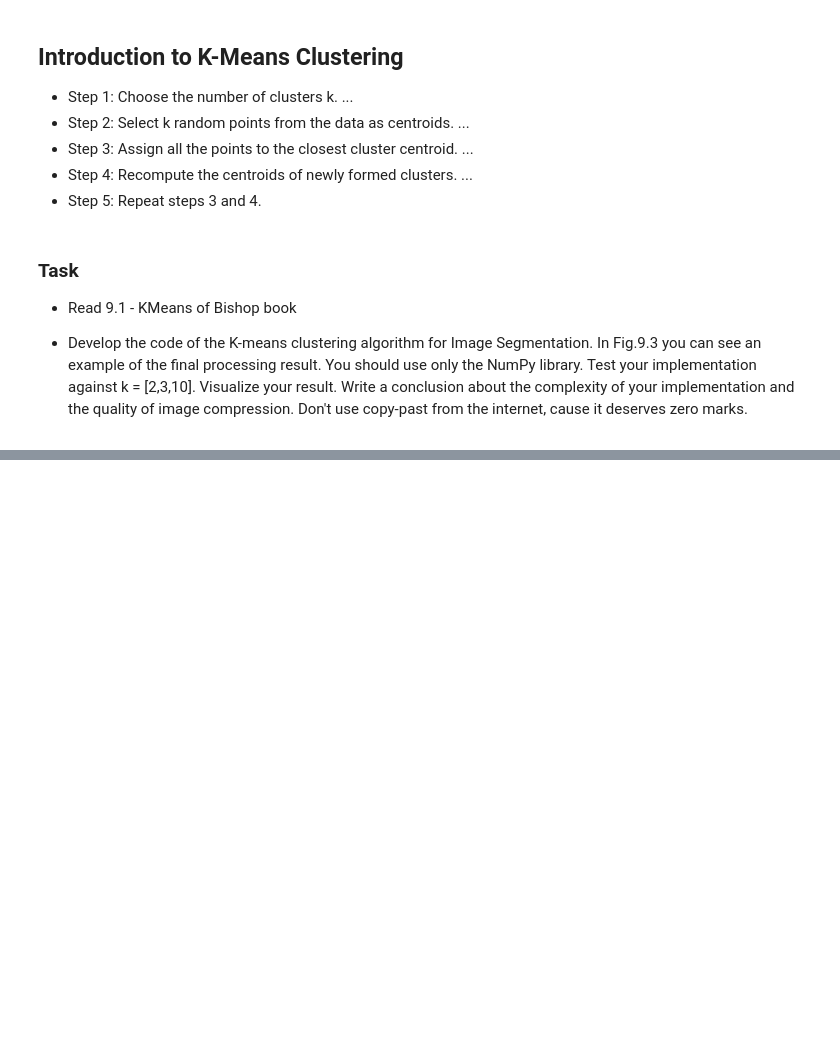
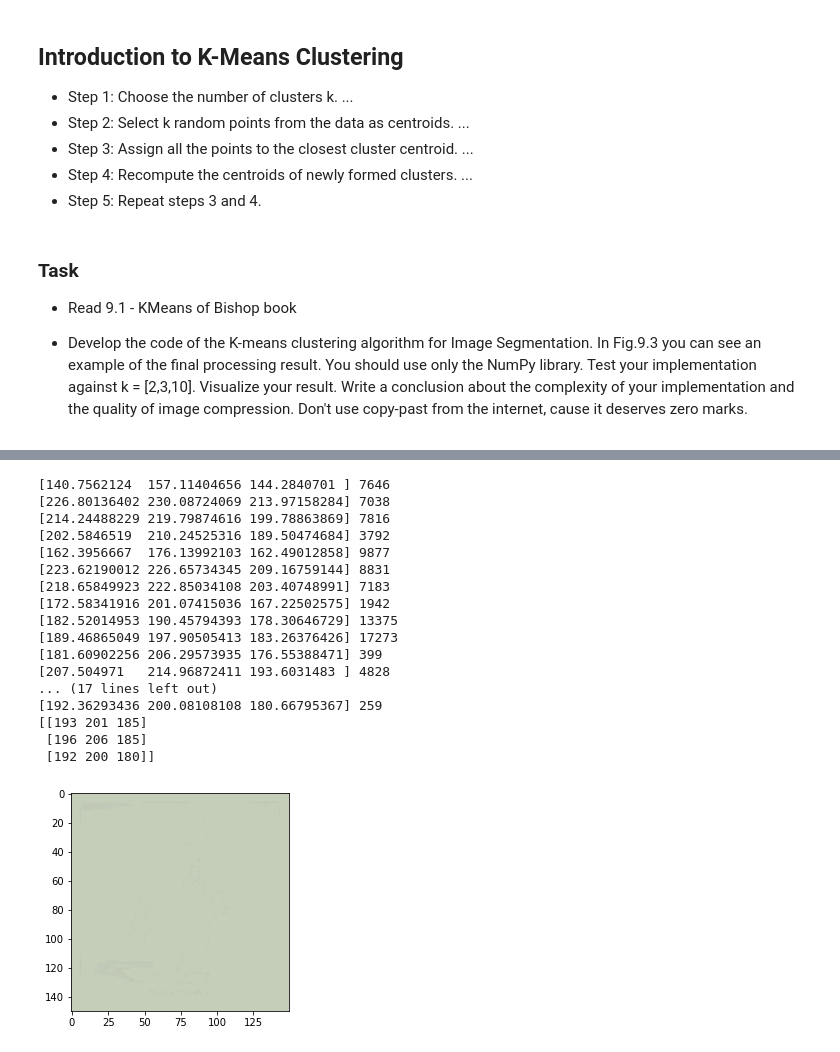
Before and after one commit to 2h4n80147/ML, a Jupyter notebook: LABandHW2/LABandHW2.ipynb, the cells around one changed output, grey strips where cells are left out. Saved outputs shown, nothing was run; the diff lists cells and outputs as text; code cells hidden in the pictures; blank space fills up the shorter version.

```diff
--- a/LABandHW2/LABandHW2.ipynb
+++ b/LABandHW2/LABandHW2.ipynb
@@ -216,0 +221,30 @@ plt.show()
+# %%
+kmeans = KMeans(3)
+
+kmeans.fit(data[0])
+print(kmeans.centers)
+D = np.copy(data[0])
+for i in range(len(D)):
+    D[i] = kmeans.classify(D[i])
+plt.figure()
+plt.imshow(D.reshape(150,150,3))
+plt.show()
+# %% [output]
+[140.7562124  157.11404656 144.2840701 ] 7646
+[226.80136402 230.08724069 213.97158284] 7038
+[214.24488229 219.79874616 199.78863869] 7816
+[202.5846519  210.24525316 189.50474684] 3792
+[162.3956667  176.13992103 162.49012858] 9877
+[223.62190012 226.65734345 209.16759144] 8831
+[218.65849923 222.85034108 203.40748991] 7183
+[172.58341916 201.07415036 167.22502575] 1942
+[182.52014953 190.45794393 178.30646729] 13375
+[189.46865049 197.90505413 183.26376426] 17273
+[181.60902256 206.29573935 176.55388471] 399
+[207.504971   214.96872411 193.6031483 ] 4828
+... (17 lines left out)
+[192.36293436 200.08108108 180.66795367] 259
+[[193 201 185]
+ [196 206 185]
+ [192 200 180]]
+[figure, added]
```
Also changed, not shown: parts of 12 cells of this notebook, 2 other files.
